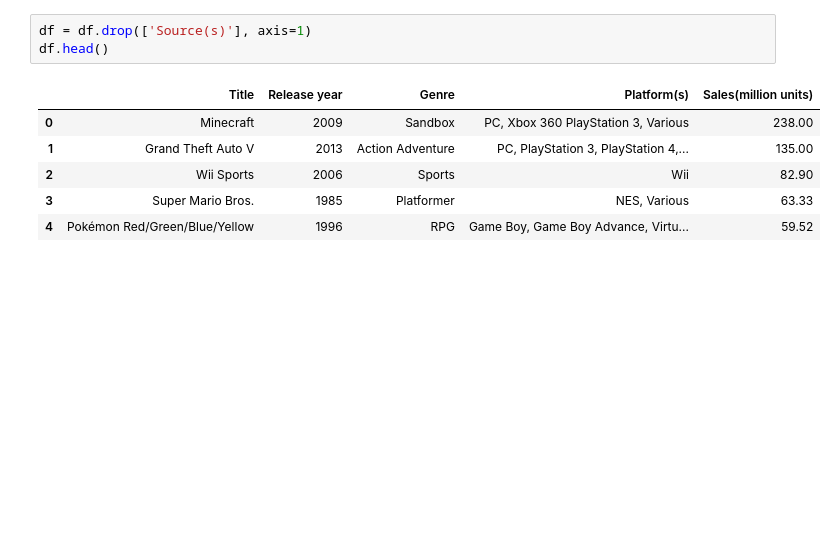
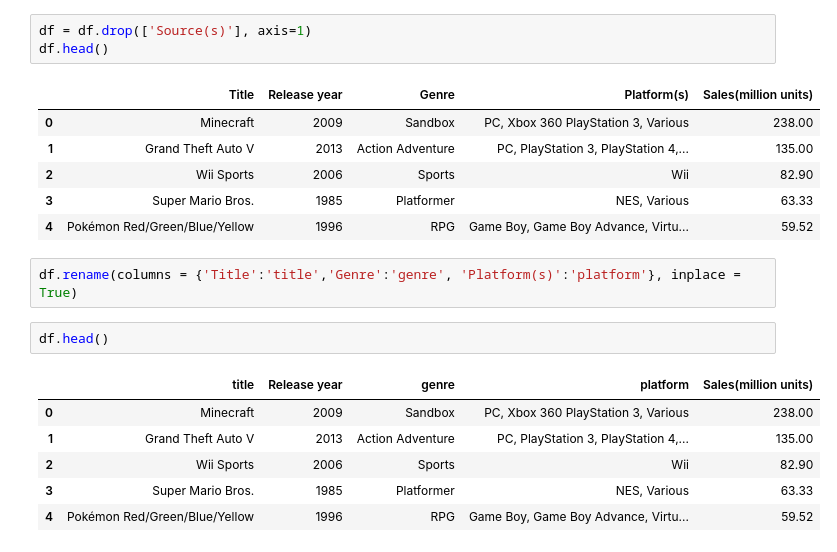
Before and after one commit to ebimoosa/smu_project_2_group_2, a Jupyter notebook: VG sales extraction.ipynb, the cells around one changed output. Cells and saved outputs as stored; diff of their text form; blank space fills up the shorter version.

```diff
--- a/VG sales extraction.ipynb
+++ b/VG sales extraction.ipynb
@@ -70,3 +70,14 @@ df.head()
 | 2 | Wii Sports | 2006 | Sports | Wii | 82.90 |
 | 3 | Super Mario Bros. | 1985 | Platformer | NES, Various | 63.33 |
 | 4 | Pokémon Red/Green/Blue/Yellow | 1996 | RPG | Game Boy, Game Boy Advance, Virtu... | 59.52 |
+# %%
+df.rename(columns = {'Title':'title','Genre':'genre', 'Platform(s)':'platform'}, inplace = True)
+# %%
+df.head()
+# %% [output]
+|  | title | Release year | genre | platform | Sales(million units) |
+| 0 | Minecraft | 2009 | Sandbox | PC, Xbox 360 PlayStation 3, Various | 238.00 |
+| 1 | Grand Theft Auto V | 2013 | Action Adventure | PC, PlayStation 3, PlayStation 4,... | 135.00 |
+| 2 | Wii Sports | 2006 | Sports | Wii | 82.90 |
+| 3 | Super Mario Bros. | 1985 | Platformer | NES, Various | 63.33 |
+| 4 | Pokémon Red/Green/Blue/Yellow | 1996 | RPG | Game Boy, Game Boy Advance, Virtu... | 59.52 |
```
Also changed, not shown: parts of 5 cells of this notebook.
